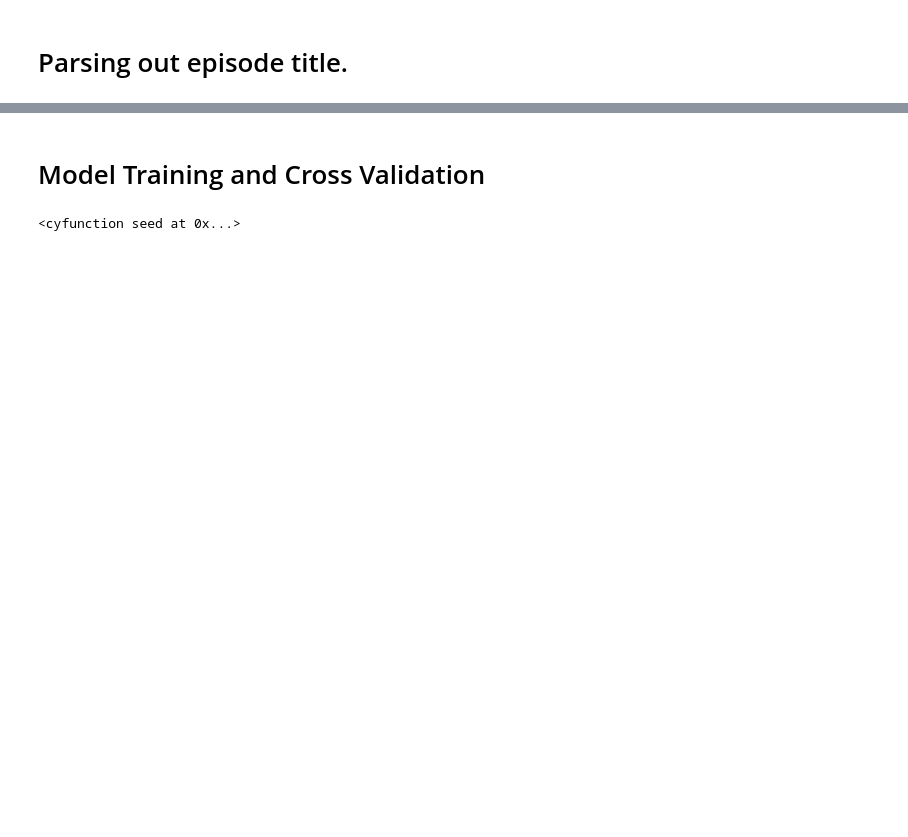
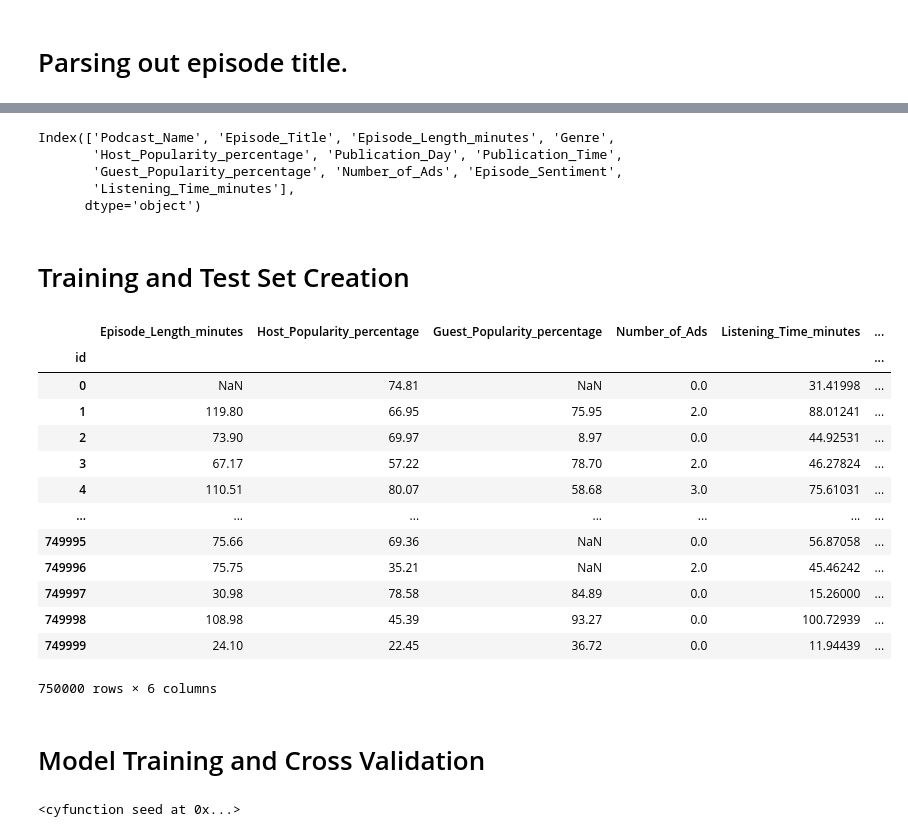
Before and after one commit to butlerc9/Kaggle_S5E4, a Jupyter notebook: notebooks/04_XGBoost.ipynb, the cells around one changed output, grey strips where cells are left out. Drawn from its saved outputs; the diff is of its cells as text; code cells hidden in the pictures; blank space fills up the shorter version.

```diff
--- a/notebooks/04_XGBoost.ipynb
+++ b/notebooks/04_XGBoost.ipynb
@@ -14,5 +15,8 @@ import numpy as np
 ## Data Importing
 # %%
 # ——— load ———
-df_train = pd.read_csv('../data/raw/train.csv', index_col='id')
+df_train = pd.read_csv(
+    filepath_or_buffer='../data/raw/train.csv',
+    index_col='id',
+)
 df_test  = pd.read_csv('../data/raw/test.csv', index_col='id')
@@ -65,0 +71,27 @@ df_train = df_train.drop(columns='Episode_Title')
+# %%
+df_train.columns
+# %% [output]
+Index(['Podcast_Name', 'Episode_Title', 'Episode_Length_minutes', 'Genre',
+       'Host_Popularity_percentage', 'Publication_Day', 'Publication_Time',
+       'Guest_Popularity_percentage', 'Number_of_Ads', 'Episode_Sentiment',
+       'Listening_Time_minutes'],
+      dtype='object')
+# %% [markdown]
+# Training and Test Set Creation
+# %%
+df_train.select_dtypes(include='number')
+# %% [output]
+|  | Episode_Length_minutes | Host_Popularity_percentage | Guest_Popularity_percentage | Number_of_Ads | Listening_Time_minutes | ... |
+| id |  |  |  |  |  | ... |
+| 0 | NaN | 74.81 | NaN | 0.0 | 31.41998 | ... |
+| 1 | 119.80 | 66.95 | 75.95 | 2.0 | 88.01241 | ... |
+| 2 | 73.90 | 69.97 | 8.97 | 0.0 | 44.92531 | ... |
+| 3 | 67.17 | 57.22 | 78.70 | 2.0 | 46.27824 | ... |
+| 4 | 110.51 | 80.07 | 58.68 | 3.0 | 75.61031 | ... |
+| ... | ... | ... | ... | ... | ... | ... |
+| 749995 | 75.66 | 69.36 | NaN | 0.0 | 56.87058 | ... |
+| 749996 | 75.75 | 35.21 | NaN | 2.0 | 45.46242 | ... |
+| 749997 | 30.98 | 78.58 | 84.89 | 0.0 | 15.26000 | ... |
+| 749998 | 108.98 | 45.39 | 93.27 | 0.0 | 100.72939 | ... |
+| 749999 | 24.10 | 22.45 | 36.72 | 0.0 | 11.94439 | ... |
+750000 rows × 6 columns
```
Also changed, not shown: parts of 12 cells of this notebook, 2 other files.
